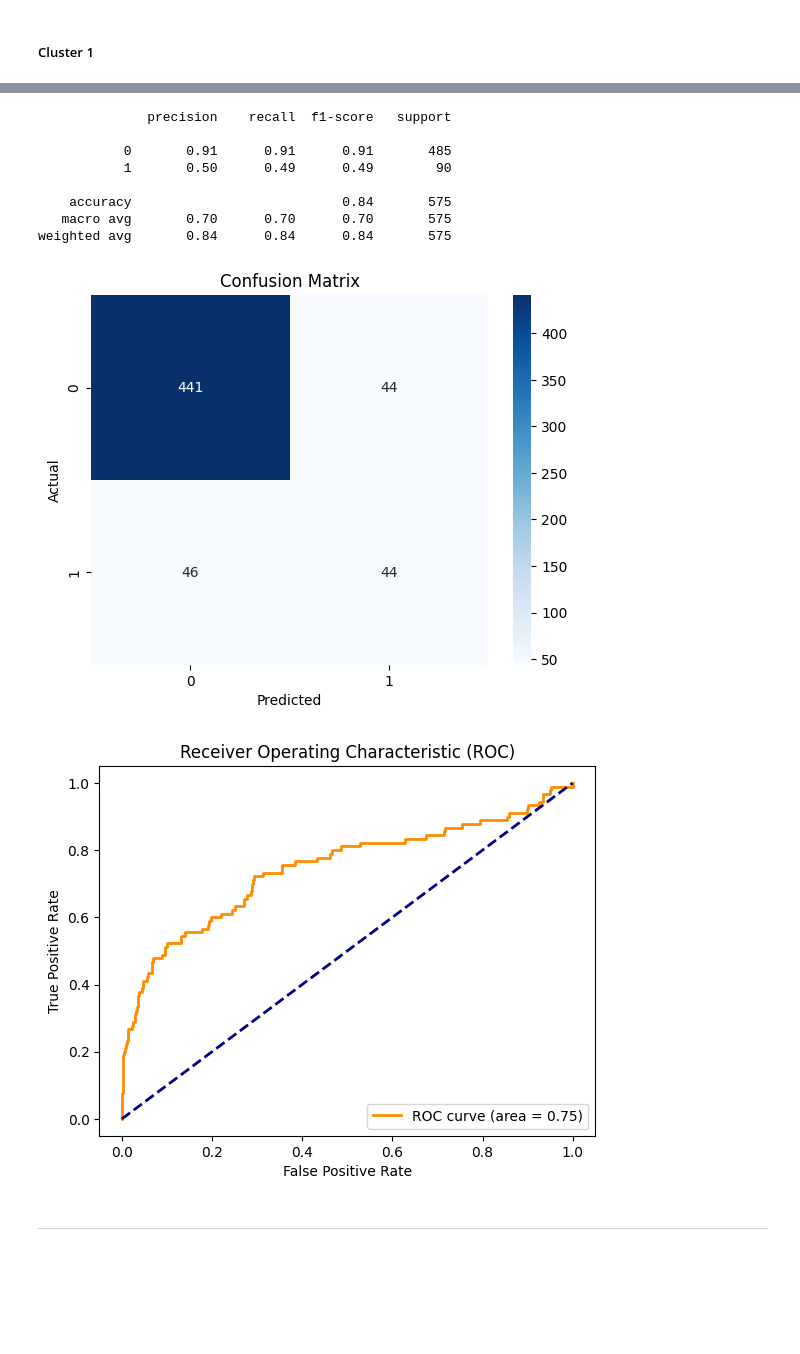
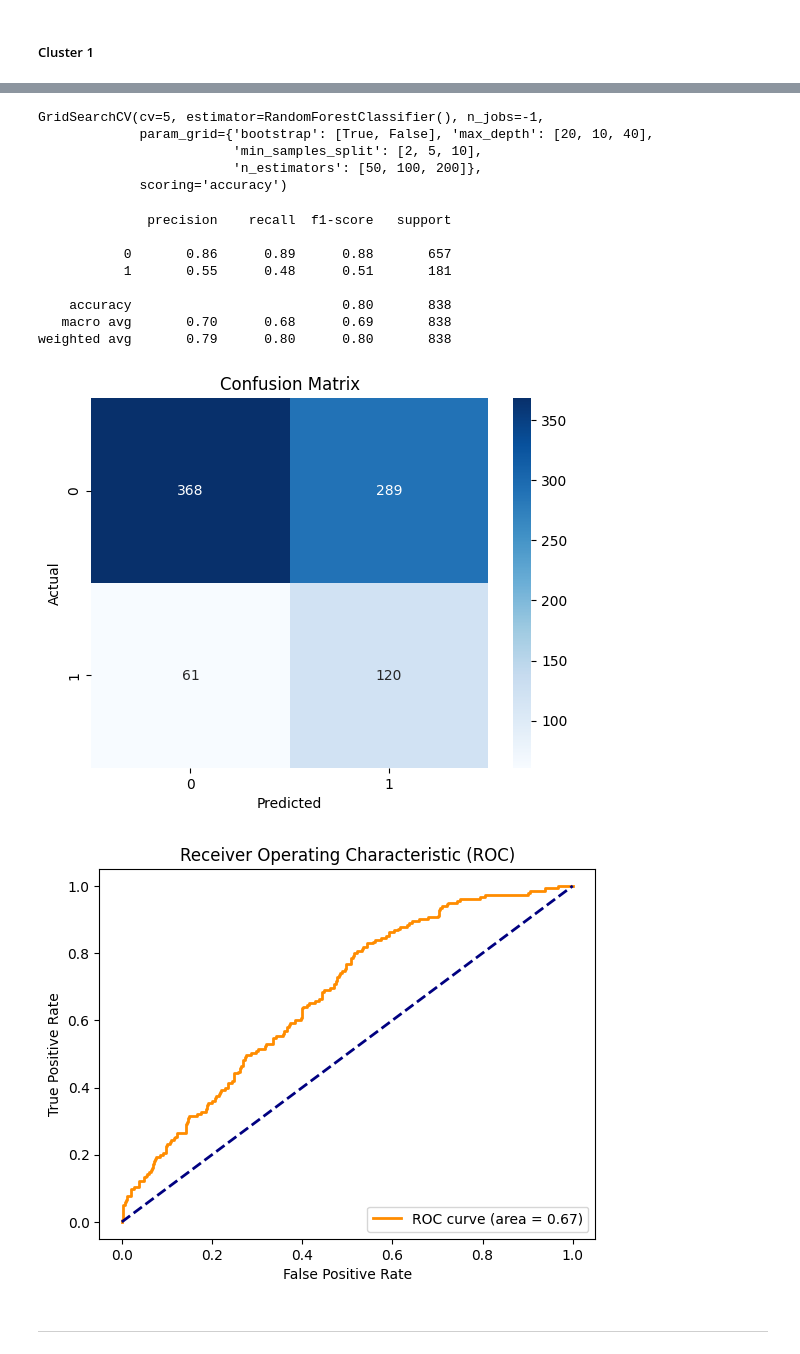
Before and after one commit to solfontan/PrediccionesDeRetencionDeClientes---2024, a Jupyter notebook: scr/MachineLearning.ipynb, the cells around one changed output, grey strips where cells are left out. Saved outputs shown, nothing was run; the diff lists cells and outputs as text; code cells hidden in the pictures; blank space fills up the shorter version.

```diff
--- a/scr/MachineLearning.ipynb
+++ b/scr/MachineLearning.ipynb
@@ -734,13 +768,13 @@ XGBClassifier(base_score=None, booster=None, callbacks=None,
 # %%
 # # Guardar el modelo en un archivo
-# with open('./modelos/modelo_clust0_xgb.pkl', 'wb') as f:
-#     pickle.dump(clust0_xgb, f)
+with open('./modelos/prof/clustersmodelos/clust0_xgb.pkl', 'wb') as f:
+    pickle.dump(clust0_xgb, f)
 
 # # # Cargar el modelo desde el archivo
-with open('./modelos/modelo_clust0_xgb.pkl', 'rb') as f:
-    loaded_model_xgb = pickle.load(f)
+with open('./modelos/prof/clustersmodelos/clust0_xgb.pkl', 'rb') as f:
+    loadedclust0 = pickle.load(f)
 
-print(classification_report(y_test, loaded_model_xgb.predict(X_test)))
+print(classification_report(y_test, loadedclust0.predict(X_test)))
 # %% [output]
               precision    recall  f1-score   support
 
@@ -850,45 +873,71 @@ weighted avg       0.80      0.81      0.81       838
+# %%
+# Definir el clasificador Random Forest
+rf = RandomForestClassifier()
+
+# Definir el espacio de búsqueda de hiperparámetros
+clust1_grid1 = {
+    'n_estimators': [50, 100, 200],
+    'max_depth': [20, 10, 40]
+    'bootstrap': [True, False]
+}
+
+# Inicializar el objeto GridSearchCV
+clust1_rf = GridSearchCV(estimator=rf,
+                           param_grid=clust1_grid1,
+                           cv=5,
+                           n_jobs=-1,
+                           scoring='precision_macro')
+
+# Ejecutar el grid search en los datos de entrenamiento
+clust1_rf.fit(X_train_resampled_clust1, y_train_resampled_clust1)
+# %% [output]
+GridSearchCV(cv=5, estimator=RandomForestClassifier(), n_jobs=-1,
+             param_grid={'bootstrap': [True, False], 'max_depth': [20, 10, 40],
+                         'min_samples_split': [2, 5, 10],
+                         'n_estimators': [50, 100, 200]},
+             scoring='accuracy')
 # %%
 # Guardar el modelo en un archivo
-# with open('./modelos/modelo_clust1_rnd.pkl', 'wb') as f:
-#     pickle.dump(clust1_rnd, f)
+with open('./modelos/prof/clustersmodelos/clust1_rnd.pkl', 'wb') as f:
+    pickle.dump(clust1_rf, f)
 
 # # Cargar el modelo desde el archivo
-with open('./modelos/modelo_clust1_rnd.pkl', 'rb') as f:
-    loaded_model_xgb = pickle.load(f)
+with open('./modelos/prof/clustersmodelos/clust1_rnd.pkl', 'rb') as f:
+    loaded_clust1 = pickle.load(f)
 
-print(classification_report(y_test, loaded_model_xgb.predict(X_test) ))
+print(classification_report(y_test, loaded_clust1.predict(X_test) ))
 # %% [output]
               precision    recall  f1-score   support
 
-           0       0.91      0.91      0.91       485
-           1       0.50      0.49      0.49        90
+           0       0.86      0.89      0.88       657
+           1       0.55      0.48      0.51       181
 
-    accuracy                           0.84       575
-   macro avg       0.70      0.70      0.70       575
-weighted avg       0.84      0.84      0.84       575
+    accuracy                           0.80       838
+   macro avg       0.70      0.68      0.69       838
+weighted avg       0.79      0.80      0.80       838
 # %%
 # Matriz de confusión
-conf_matrix = confusion_matrix(y_test, loaded_model_xgb.predict(X_test))
+conf_matrix = confusion_matrix(y_test, loaded_clust1.predict(X_test))
 sns.heatmap(conf_matrix, annot=True, cmap='Blues', fmt='g')
 plt.xlabel('Predicted')
 plt.ylabel('Actual')
 plt.title('Confusion Matrix')
 plt.show()
 
 # Curva ROC
-y_pred_proba = loaded_model_xgb.predict_proba(X_test)[:, 1]
+y_pred_proba = loaded_clust1.predict_proba(X_test)[:, 1]
 fpr, tpr, thresholds = roc_curve(y_test, y_pred_proba)
 roc_auc = auc(fpr, tpr)
 plt.plot(fpr, tpr, color='darkorange', lw=2, label='ROC curve (area = %0.2f)' % roc_auc)
 plt.plot([0, 1], [0, 1], color='navy', lw=2, linestyle='--')
 plt.xlabel('False Positive Rate')
 plt.ylabel('True Positive Rate')
 plt.title('Receiver Operating Characteristic (ROC)')
 plt.legend(loc="lower right")
 plt.show()
 # %% [output]
-[figure, old version]
+[figure, new version]
-[figure, old version]
+[figure, new version]
 # %% [markdown]
 ****************
 # %% [markdown]
```
Also changed, not shown: parts of 78 cells of this notebook.
